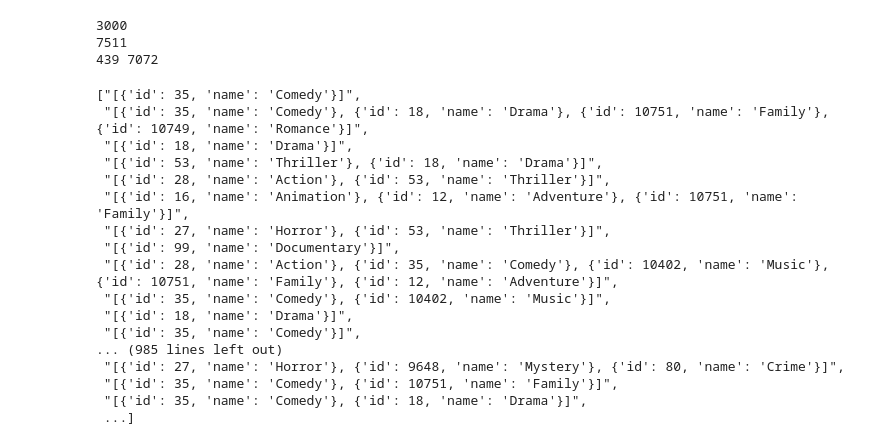
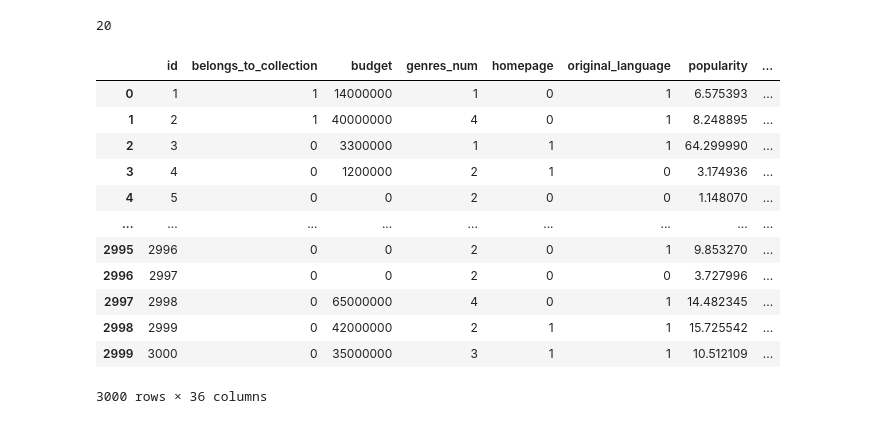
Before and after one commit to annagrimlund/BigData, a Jupyter notebook: kaggleCompetition.ipynb, the cells around one changed output. Saved outputs shown, nothing was run; the diff lists cells and outputs as text; code cells hidden in the pictures.

```diff
--- a/kaggleCompetition.ipynb
+++ b/kaggleCompetition.ipynb
@@ -25,36 +9,0 @@ df['genres'] = df['genres'].apply(lambda x: [item["id"] for item in x])
-# %%
-one_hot_encoded = pd.get_dummies(df['genres'].apply(pd.Series).stack(), prefix='genres')
-count = 0
-count2 = 0
-for i in one_hot_encoded["genres_12.0"]:
-    if i == True:
-        count+=1
-    else:
-        count2 += 1
-print(df.shape[0])
-print(one_hot_encoded.shape[0])
-print(count, count2)
-# %% [output]
-3000
-7511
-439 7072
-# %%
-new_col
-# %% [output]
-["[{'id': 35, 'name': 'Comedy'}]",
- "[{'id': 35, 'name': 'Comedy'}, {'id': 18, 'name': 'Drama'}, {'id': 10751, 'name': 'Family'}, {'id': 10749, 'name': 'Romance'}]",
- "[{'id': 18, 'name': 'Drama'}]",
- "[{'id': 53, 'name': 'Thriller'}, {'id': 18, 'name': 'Drama'}]",
- "[{'id': 28, 'name': 'Action'}, {'id': 53, 'name': 'Thriller'}]",
- "[{'id': 16, 'name': 'Animation'}, {'id': 12, 'name': 'Adventure'}, {'id': 10751, 'name': 'Family'}]",
- "[{'id': 27, 'name': 'Horror'}, {'id': 53, 'name': 'Thriller'}]",
- "[{'id': 99, 'name': 'Documentary'}]",
- "[{'id': 28, 'name': 'Action'}, {'id': 35, 'name': 'Comedy'}, {'id': 10402, 'name': 'Music'}, {'id': 10751, 'name': 'Family'}, {'id': 12, 'name': 'Adventure'}]",
- "[{'id': 35, 'name': 'Comedy'}, {'id': 10402, 'name': 'Music'}]",
- "[{'id': 18, 'name': 'Drama'}]",
- "[{'id': 35, 'name': 'Comedy'}]",
-... (985 lines left out)
- "[{'id': 27, 'name': 'Horror'}, {'id': 9648, 'name': 'Mystery'}, {'id': 80, 'name': 'Crime'}]",
- "[{'id': 35, 'name': 'Comedy'}, {'id': 10751, 'name': 'Family'}]",
- "[{'id': 35, 'name': 'Comedy'}, {'id': 18, 'name': 'Drama'}]",
- ...]
@@ -60,0 +40,21 @@ new_col
+# %%
+df = pd.read_csv('train.csv')
+newdf = data_transformer(df)
+# %% [output]
+20
+# %%
+df
+# %% [output]
+|  | id | belongs_to_collection | budget | genres_num | homepage | original_language | popularity | ... |
+| 0 | 1 | 1 | 14000000 | 1 | 0 | 1 | 6.575393 | ... |
+| 1 | 2 | 1 | 40000000 | 4 | 0 | 1 | 8.248895 | ... |
+| 2 | 3 | 0 | 3300000 | 1 | 1 | 1 | 64.299990 | ... |
+| 3 | 4 | 0 | 1200000 | 2 | 1 | 0 | 3.174936 | ... |
+| 4 | 5 | 0 | 0 | 2 | 0 | 0 | 1.148070 | ... |
+| ... | ... | ... | ... | ... | ... | ... | ... | ... |
+| 2995 | 2996 | 0 | 0 | 2 | 0 | 1 | 9.853270 | ... |
+| 2996 | 2997 | 0 | 0 | 2 | 0 | 0 | 3.727996 | ... |
+| 2997 | 2998 | 0 | 65000000 | 4 | 0 | 1 | 14.482345 | ... |
+| 2998 | 2999 | 0 | 42000000 | 2 | 1 | 1 | 15.725542 | ... |
+| 2999 | 3000 | 0 | 35000000 | 3 | 1 | 1 | 10.512109 | ... |
+3000 rows × 36 columns
```
Also changed, not shown: parts of 7 cells of this notebook, 5 other files.
